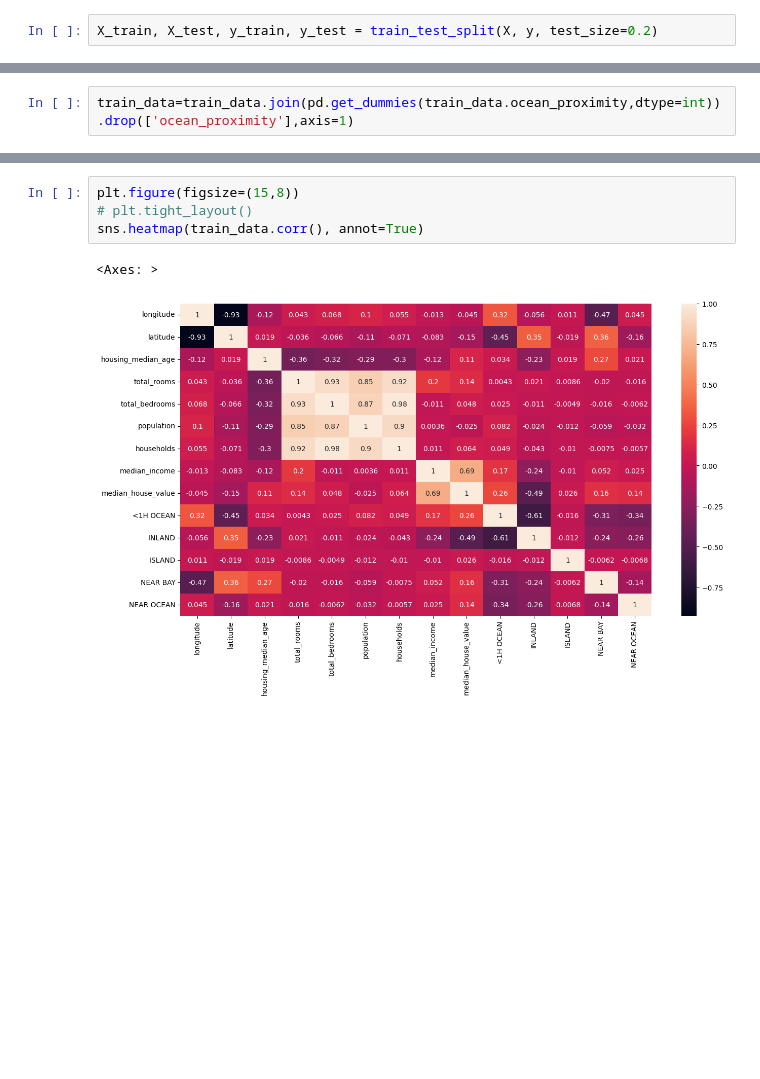
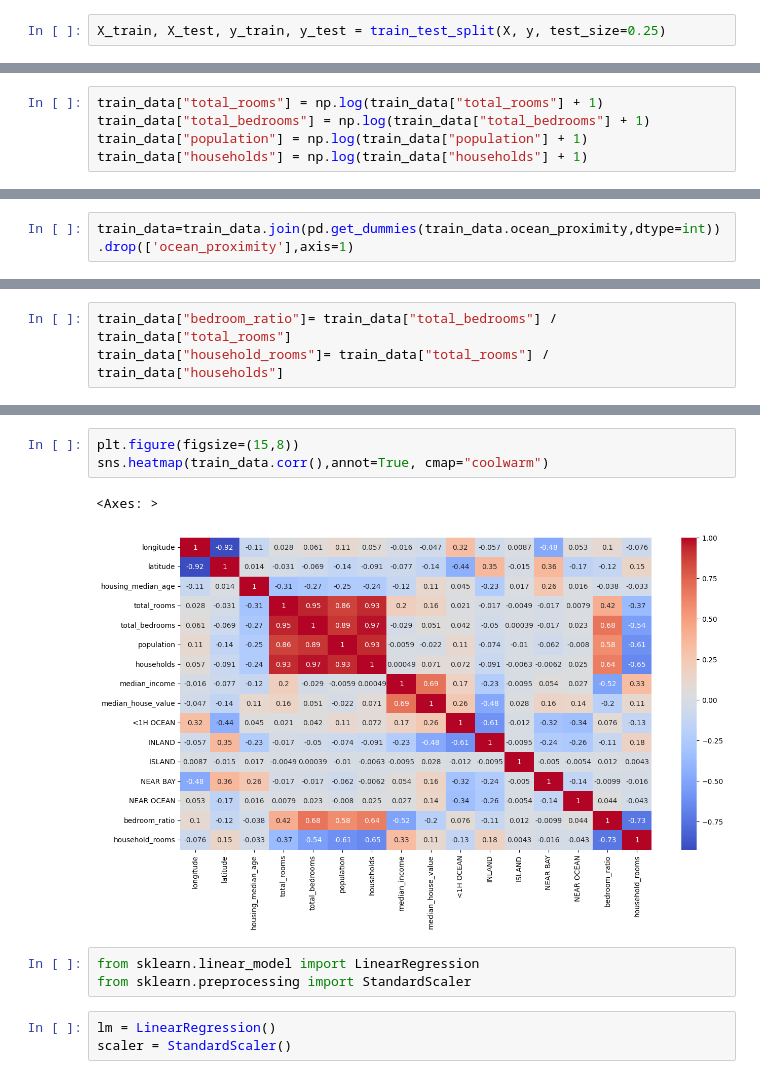
Before and after one commit to mridulmiglani09/CaliPrice, a Jupyter notebook: House_Prediction_Analysis.ipynb, the cells around one changed output, grey strips where cells are left out. Cells and saved outputs as stored; diff of their text form; blank space fills up the shorter version.

Commit message:
Linear Regression Model Implemented

```diff
--- a/House_Prediction_Analysis.ipynb
+++ b/House_Prediction_Analysis.ipynb
@@ -128,7 +128,7 @@ Name: median_house_value, Length: 20433, dtype: float64
 # %%
 from sklearn.model_selection import train_test_split
 # %%
-X_train, X_test, y_train, y_test = train_test_split(X, y, test_size=0.2)
+X_train, X_test, y_train, y_test = train_test_split(X, y, test_size=0.25)
 # %%
 train_data=X_train.join(y_train)
 # %%
@@ -154,0 +155,5 @@ plt.tight_layout()
+# %%
+train_data["total_rooms"] = np.log(train_data["total_rooms"] + 1)
+train_data["total_bedrooms"] = np.log(train_data["total_bedrooms"] + 1)
+train_data["population"] = np.log(train_data["population"] + 1)
+train_data["households"] = np.log(train_data["households"] + 1)
@@ -182,0 +205,3 @@ train_data
+# %%
+train_data["bedroom_ratio"]= train_data["total_bedrooms"] / train_data["total_rooms"]
+train_data["household_rooms"]= train_data["total_rooms"] / train_data["households"]
@@ -183,7 +250,12 @@ train_data
 # %%
 plt.figure(figsize=(15,8))
-# plt.tight_layout()
-sns.heatmap(train_data.corr(), annot=True)
+sns.heatmap(train_data.corr(),annot=True, cmap="coolwarm")
 # %% [output]
 <Axes: >
-[figure, old version]
+[figure, new version]
+# %%
+from sklearn.linear_model import LinearRegression
+from sklearn.preprocessing import StandardScaler
+# %%
+lm = LinearRegression()
+scaler = StandardScaler()
```
Also changed, not shown: parts of 22 cells of this notebook.
